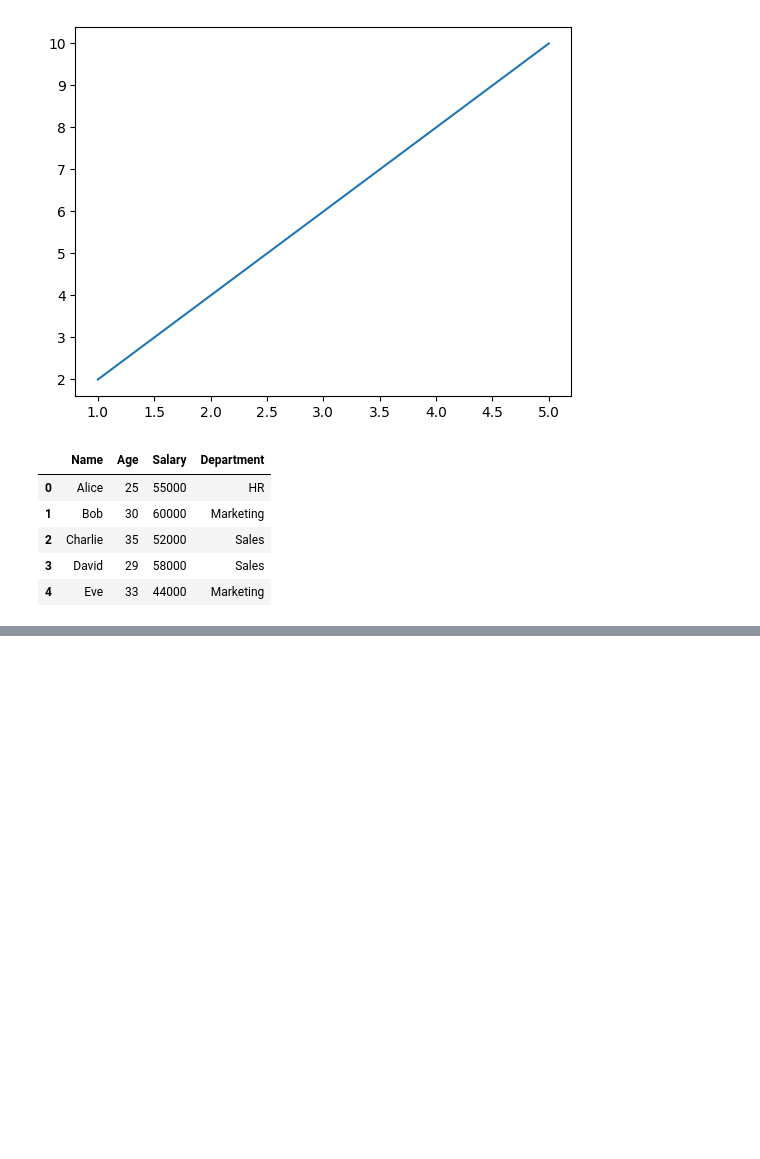
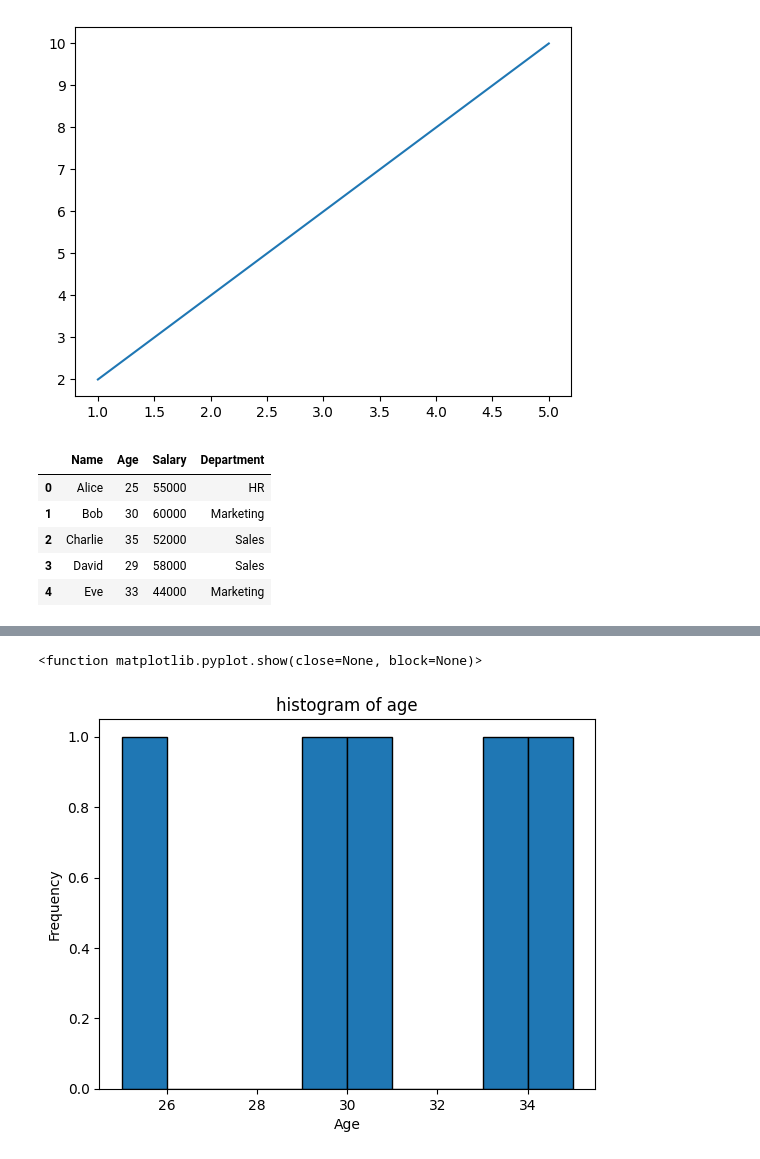
Before and after one commit to anuvishalp/Python_basics, a Jupyter notebook: Numpy_Basics.ipynb, the cells around one changed output, grey strips where cells are left out. Cells and saved outputs as stored; diff of their text form; code cells hidden in the pictures; blank space fills up the shorter version.

```diff
--- a/Numpy_Basics.ipynb
+++ b/Numpy_Basics.ipynb
@@ -507,0 +559,9 @@ df
+# %%
+df["Age"].plot(kind="hist",edgecolor="black")
+plt.xlabel("Age")
+plt.ylabel("Frequency")
+plt.title("histogram of age")
+plt.show
+# %% [output]
+<function matplotlib.pyplot.show(close=None, block=None)>
+[figure, added]
```
Also changed, not shown: parts of 9 cells of this notebook.
